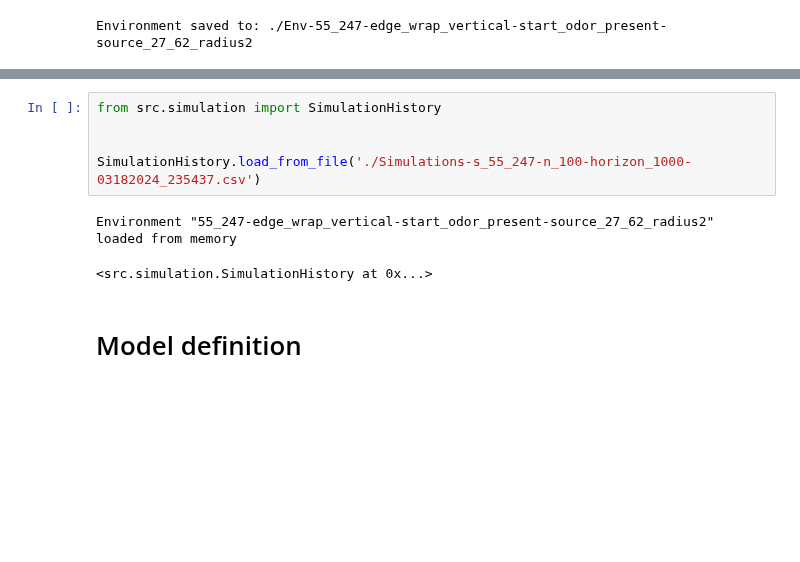
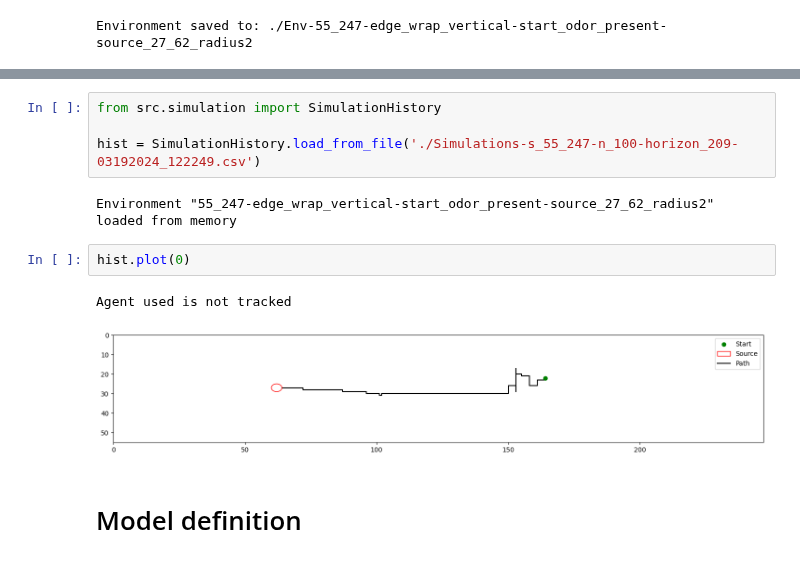
Before and after one commit to PimLb/olfactory-navigation, a Jupyter notebook: experiments/q_learning_comparisson.ipynb, the cells around one changed output, grey strips where cells are left out. Drawn from its saved outputs; the diff is of its cells as text; blank space fills up the shorter version.

Commit message:
SimHist Plot

```diff
--- a/experiments/q_learning_comparisson.ipynb
+++ b/experiments/q_learning_comparisson.ipynb
@@ -109,11 +109,14 @@ Simulations saved to: ./Simulations-s_55_247-n_100-horizon_1000-03182024_235437.
 # %%
 from src.simulation import SimulationHistory
 
-
-SimulationHistory.load_from_file('./Simulations-s_55_247-n_100-horizon_1000-03182024_235437.csv')
+hist = SimulationHistory.load_from_file('./Simulations-s_55_247-n_100-horizon_209-03192024_122249.csv')
 # %% [output]
 Environment "55_247-edge_wrap_vertical-start_odor_present-source_27_62_radius2" loaded from memory
-<src.simulation.SimulationHistory at 0x...>
+# %%
+hist.plot(0)
+# %% [output]
+Agent used is not tracked
+[figure, added]
 # %% [markdown]
 # Model definition
 # %%
```
Also changed, not shown: parts of 6 cells of this notebook, 1 other file.
